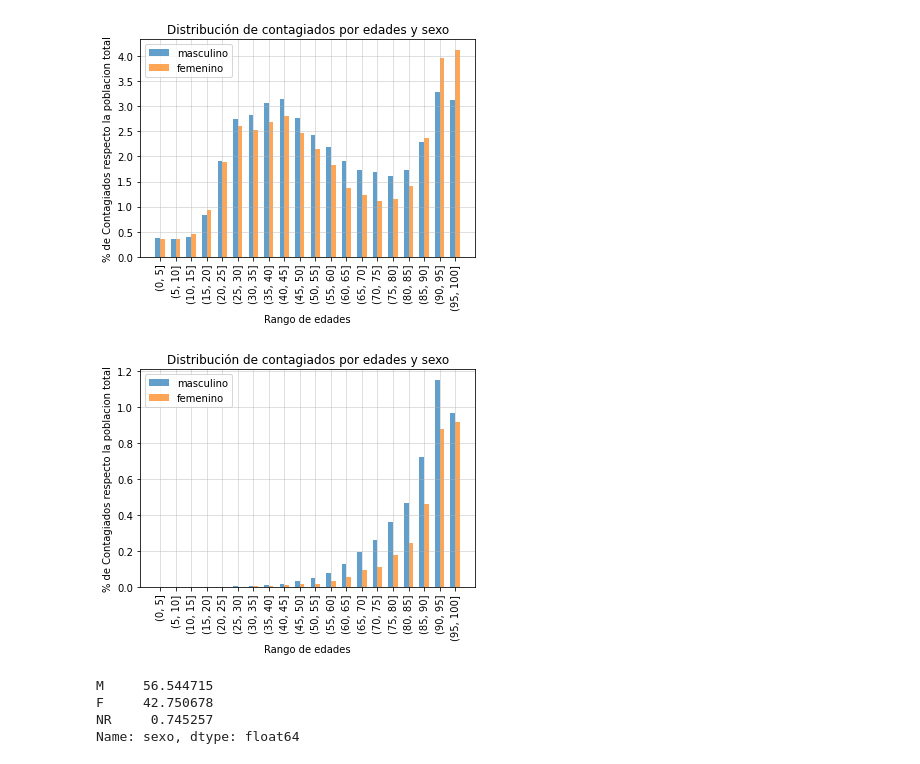
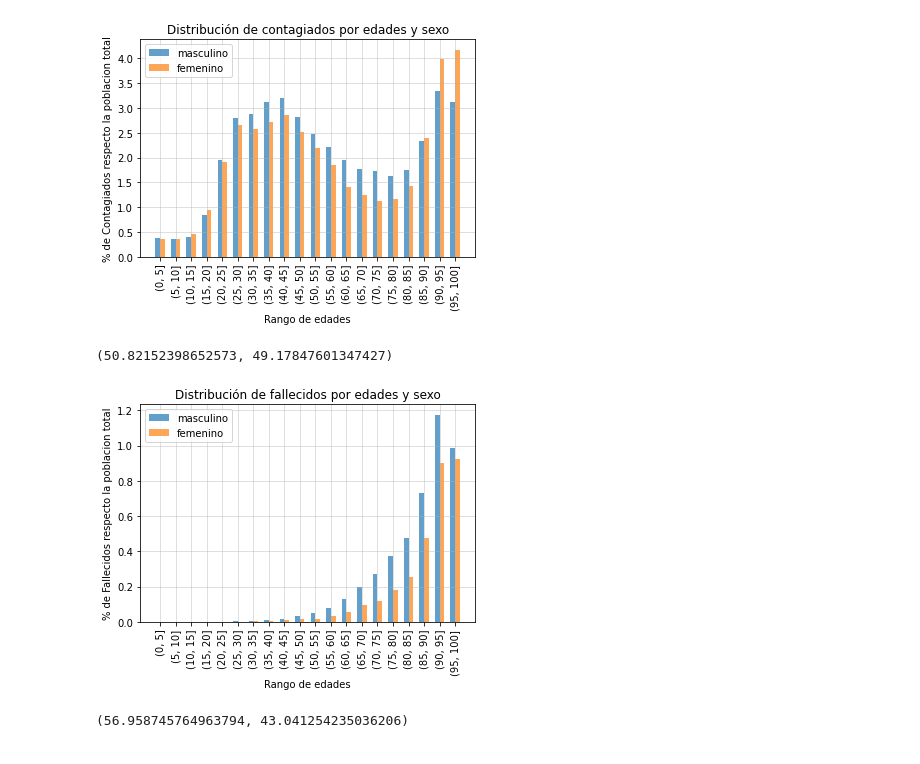
Before and after one commit to augustodn/COVID-19_Ar, a Jupyter notebook: franco-rango-etario.ipynb, the cells around one changed output. Drawn from its saved outputs; the diff is of its cells as text; code cells hidden in the pictures.

Commit message:
Actualizando datos, completando analisis por rango etario y sexo

```diff
--- a/franco-rango-etario.ipynb
+++ b/franco-rango-etario.ipynb
@@ -8,8 +8,8 @@ import numpy as np
 import matplotlib.pyplot as plt
 import seaborn as sns
 # %%
-path_Covid19Casos_24_09 = '/home/franco/Documentos/Python/Clones/republica-liberal/COVID-19_Ar/datasetsCovid/Covid19Casos-24-09.csv'
-df = pd.read_csv(path_Covid19Casos_24_09)
+path_Covid19Casos_25_09 = '/home/franco/Documentos/Python/Clones/republica-liberal/COVID-19_Ar/datasetsCovid/Covid19Casos-25-09.csv'
+df = pd.read_csv(path_Covid19Casos_25_09)
 df.head()
 # %% [output]
 |  | id_evento_caso | sexo | edad | edad_años_meses | residencia_pais_nombre | residencia_provincia_nombre | ... |
@@ -195,7 +203,7 @@ df_edades = pd.cut(df_confirmados['edad'], bins=range(0,101,5)) # serie por rang
 df_fallecidos = df_confirmados[(df_confirmados['fallecido'] == 1)]
 
 # Formamos dataframe de la poblacion de contagiados por edades y sexo.
-df_poblacion_fallecidos = pd.crosstab(df_edades_fallecidos, df_fallecidos['sexo'])
+df_poblacion_fallecidos = pd.crosstab(df_edades, df_fallecidos['sexo'])
 df_poblacion_fallecidos = df_poblacion_fallecidos.reset_index().drop(columns=['NR']) # Drop columna NR, datos no significativos.
 
 # Transformando dataframe para correcto estudio.
@@ -318,6 +326,16 @@ ax.grid(True, alpha=0.5)
 plt.show()
 # %% [output]
 [figure]
+# %%
+# Porcentaje de contagiado en hombres y mujeres
+
+total_contagiado = df_poblacion_contagiados['total'].sum()
+porc_masculino = df_poblacion_contagiados['M'].sum() / total_contagiado * 100
+porc_femenino = df_poblacion_contagiados['F'].sum() / total_contagiado * 100
+
+porc_masculino, porc_femenino
+# %% [output]
+(50.82152398652573, 49.17847601347427)
 # %%
 # Formamos nuevo dataframe para el estudio de la poblacion por rango de edades y sexo.
 df_etario_sexo_fallecidos = pd.DataFrame({'rango_edad': df_poblacion_fallecidos['rango_edad'],
@@ -326,38 +344,37 @@ df_etario_sexo_fallecidos = pd.DataFrame({'rango_edad': df_poblacion_fallecidos[
 # %%
 labels = df_etario_sexo_fallecidos['rango_edad']
 masculino = df_etario_sexo_fallecidos['M']
 femenino = df_etario_sexo_fallecidos['F']
 
 x = np.arange(len(labels))
 width = 0.3  # ancho de barras
 
 fig, ax = plt.subplots()
 
 bar_masculino = ax.bar(x - width/2, masculino, width, label='masculino', alpha=0.7)
 bar_femenino = ax.bar(x + width/2, femenino, width, label='femenino', alpha=0.7)
 
-# Add some text for labels, title and custom x-axis tick labels, etc.
-ax.set_title('Distribución de contagiados por edades y sexo')
-ax.set_ylabel('% de Contagiados respecto la poblacion total')
+ax.set_title('Distribución de fallecidos por edades y sexo')
+ax.set_ylabel('% de Fallecidos respecto la poblacion total')
 
 ax.set_xticks(x)
 ax.set_xticklabels(labels, rotation=90)
 ax.set_xlabel('Rango de edades')
 
 ax.legend()
 
 ax.grid(True, alpha=0.5)
 
 plt.show()
 # %% [output]
-[figure, old version]
+[figure, new version]
 # %%
 # Porcentaje de fallecidos en hombres y mujeres
 
-total_fallecidos = df_fallecido['edad'].value_counts().sum()
-df_fallecido['sexo'].value_counts() / total_fallecidos * 100
+total_fallecidos = df_poblacion_fallecidos['total'].sum()
+porc_masculino = df_poblacion_fallecidos['M'].sum() / total_fallecidos * 100
+porc_femenino = df_poblacion_fallecidos['F'].sum() / total_fallecidos * 100
+
+porc_masculino, porc_femenino
 # %% [output]
-M     56.544715
-F     42.750678
-NR     0.745257
-Name: sexo, dtype: float64
+(56.958745764963794, 43.041254235036206)
```
Also changed, not shown: parts of 5 cells of this notebook.
